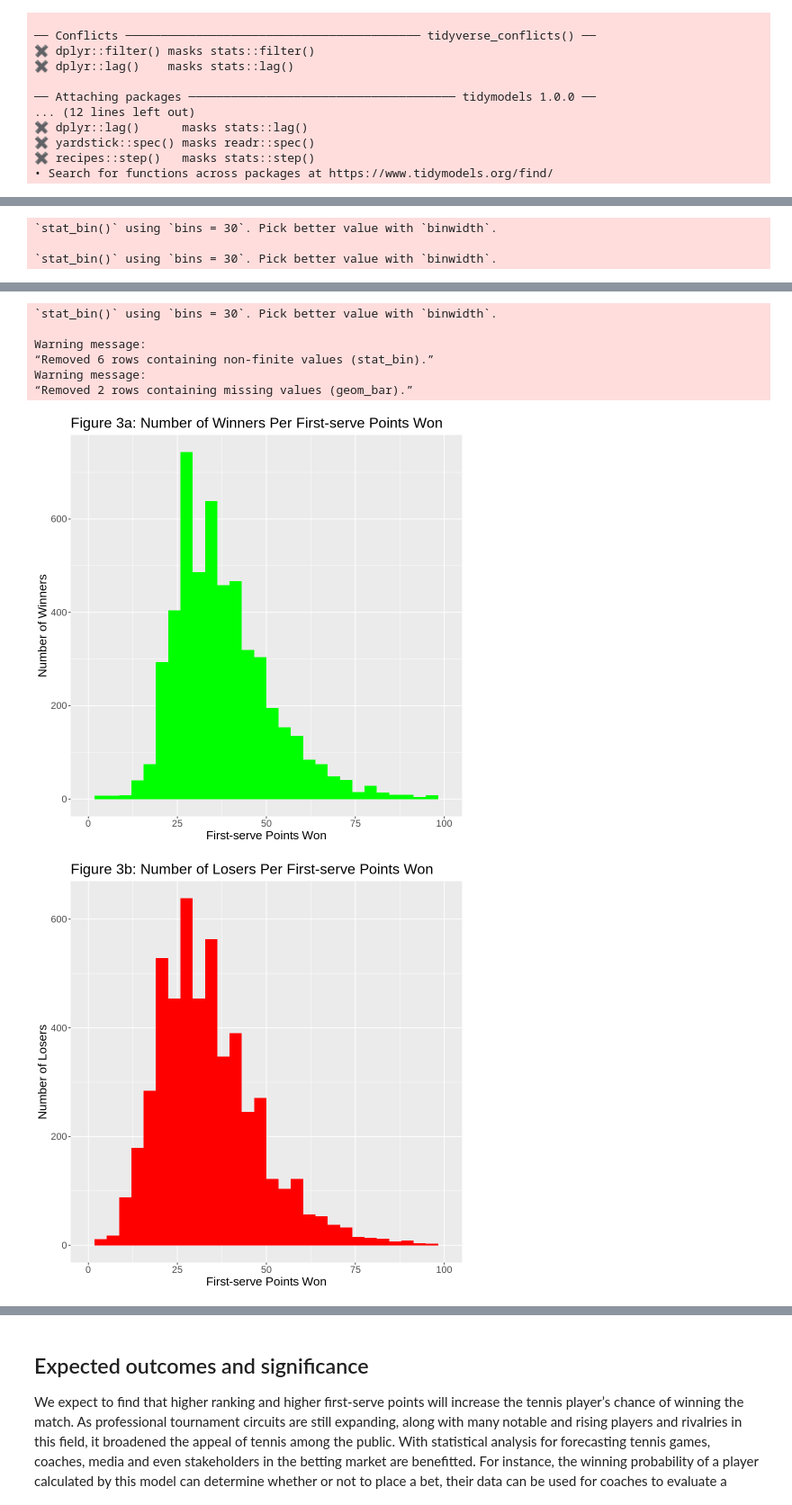
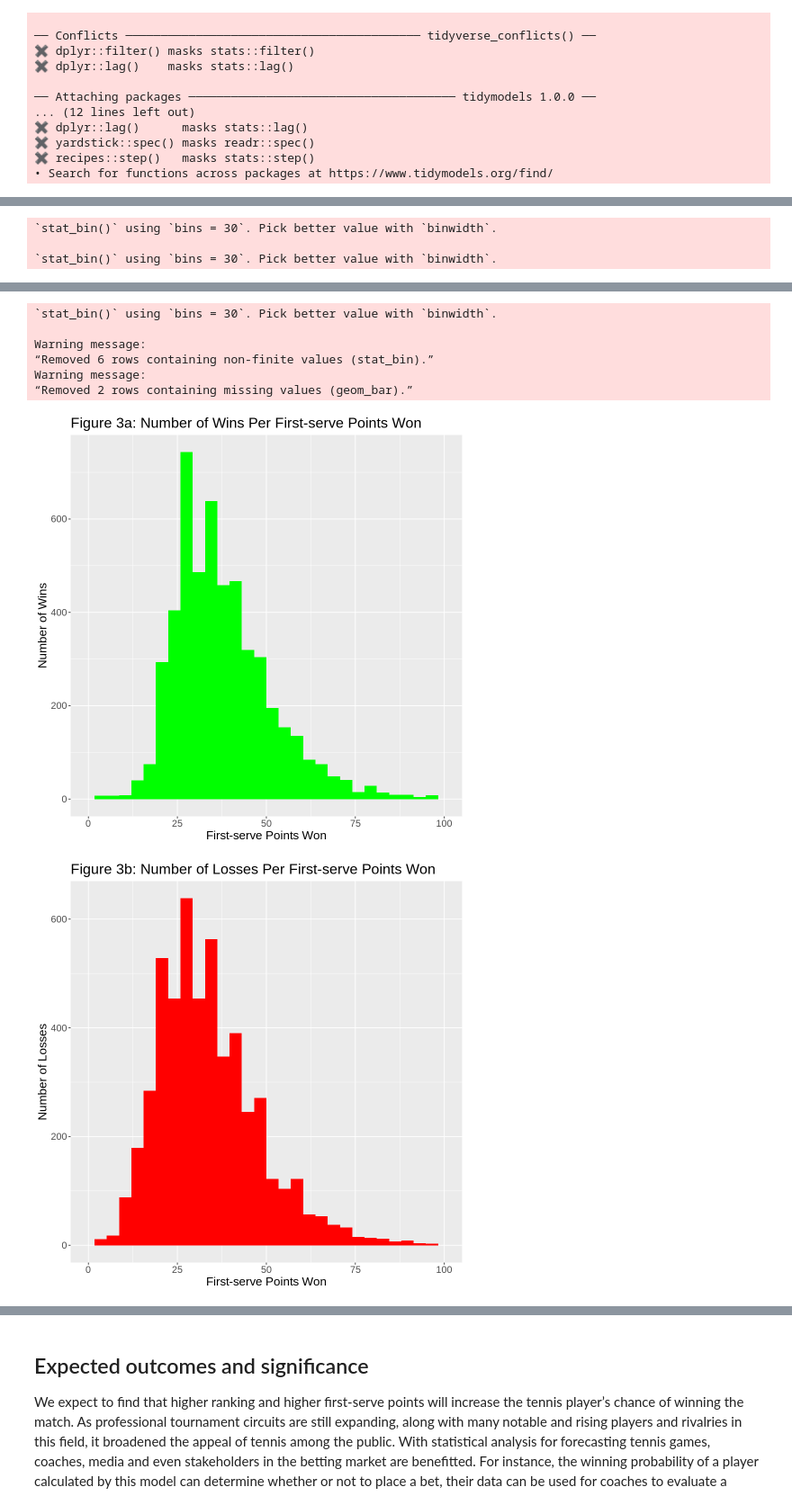
Before and after one commit to EllaShi7/DSCI-100-2022w2-Group-42-Project, a Jupyter notebook: Group_Project_Proposal.ipynb, the cells around one changed output, grey strips where cells are left out. Shown at 90% size. Saved outputs shown, nothing was run; the diff lists cells and outputs as text; code cells hidden in the pictures.

```diff
--- a/Group_Project_Proposal.ipynb
+++ b/Group_Project_Proposal.ipynb
@@ -37,12 +37,12 @@ atp_data <- read_csv("atp2017-2019.csv") |>
   select(winner_age, loser_age, winner_rank, loser_rank, w_1stWon, l_1stWon) |>
   na.omit()
 
-win <- rep(c("winner"), times = nrow(atp_data))
+win <- rep(c("win"), times = nrow(atp_data))
 atp_data_win <- cbind(atp_data, win) |>
   select(win, winner_age, winner_rank, w_1stWon)
 colnames(atp_data_win) <- c("result", "age","rank", "first_svpt_won")
 
-lose <- rep(c("loser"), times = nrow(atp_data))
+lose <- rep(c("lose"), times = nrow(atp_data))
 atp_data_lose <- cbind(atp_data, lose) |>
   select(lose, loser_age, loser_rank, l_1stWon)
 colnames(atp_data_lose) <- c("result", "age","rank", "first_svpt_won")
@@ -152,70 +152,70 @@ options(repr.plot.height = 8, repr.plot.width = 8)
 
 # Predictor 1 (Age) vs Result
 
-atp_train_winners <- filter(atp_train, result == "winner")
+atp_train_wins <- filter(atp_train, result == "win")
 
-winners_per_age <- ggplot(atp_train_winners, aes(x = age)) +
+wins_per_age <- ggplot(atp_train_wins, aes(x = age)) +
                    geom_histogram(fill = "green") +
-                   labs(x = "Age (in years)", y = "Number of Winners") +
-                   ggtitle("Figure 1a: Number of Winners Per Age") +
+                   labs(x = "Age (in years)", y = "Number of Wins") +
+                   ggtitle("Figure 1a: Number of Wins Per Age") +
                    theme(text = element_text(size = 16))
 
-winners_per_age
+wins_per_age
 
-atp_train_losers <- filter(atp_train, result == "loser")
+atp_train_losses <- filter(atp_train, result == "lose")
 
 
-losers_per_age <-  ggplot(atp_train_losers, aes(x = age)) +
+losses_per_age <-  ggplot(atp_train_losses, aes(x = age)) +
                    geom_histogram(fill = "red") +
-                   labs(x = "Age (in years)", y = "Number of Losers") +
-                   ggtitle("Figure 1b: Number of Losers Per Age") +
+                   labs(x = "Age (in years)", y = "Number of Losses") +
+                   ggtitle("Figure 1b: Number of Losses Per Age") +
                    theme(text = element_text(size = 16))
 
-losers_per_age
+losses_per_age
 
 
 # Predictor 2 (Rank) vs Result
 
-winners_per_rank <- ggplot(atp_train_winners, aes(x = rank)) +
+wins_per_rank <- ggplot(atp_train_wins, aes(x = rank)) +
                    geom_histogram(fill = "green") +
-                   labs(x = "Rank", y = "Number of Winners") +
+                   labs(x = "Rank", y = "Number of Wins") +
                    xlim(0,200) +
-                   ggtitle("Figure 2a: Number of Winners Per Rank") +
+                   ggtitle("Figure 2a: Number of Wins Per Rank") +
                    theme(text = element_text(size = 16))
 
-winners_per_rank
+wins_per_rank
 
 
-losers_per_age <-  ggplot(atp_train_losers, aes(x = rank)) +
+losses_per_age <-  ggplot(atp_train_losses, aes(x = rank)) +
                    geom_histogram(fill = "red") +
-                   labs(x = "Rank", y = "Number of Losers") +
+                   labs(x = "Rank", y = "Number of Losses") +
                    xlim(0,200) +
-                   ggtitle("Figure 2b: Number of Losers Per Rank") +
+                   ggtitle("Figure 2b: Number of Losses Per Rank") +
                    theme(text = element_text(size = 16))
 
-losers_per_age
+losses_per_age
 
 
 # Predictor 3 (First-serve points Won) vs Result
 
-winners_per_1stwon <- ggplot(atp_train_winners, aes(x = first_svpt_won)) +
+wins_per_1stwon <- ggplot(atp_train_wins, aes(x = first_svpt_won)) +
                    geom_histogram(fill = "green") +
-                   labs(x = "First-serve Points Won", y = "Number of Winners") +
+                   labs(x = "First-serve Points Won", y = "Number of Wins") +
                    xlim(0,100) +
-                   ggtitle("Figure 3a: Number of Winners Per First-serve Points Won") +
+                   ggtitle("Figure 3a: Number of Wins Per First-serve Points Won") +
                    theme(text = element_text(size = 16))
 
-winners_per_1stwon
+wins_per_1stwon
 
 
-losers_per_1stwon <- ggplot(atp_train_losers, aes(x = first_svpt_won)) +
+losses_per_1stwon <- ggplot(atp_train_losses, aes(x = first_svpt_won)) +
                    geom_histogram(fill = "red") +
-                   labs(x = "First-serve Points Won", y = "Number of Losers") +
+                   labs(x = "First-serve Points Won", y = "Number of Losses") +
                    xlim(0,100) +
-                   ggtitle("Figure 3b: Number of Losers Per First-serve Points Won") +
+                   ggtitle("Figure 3b: Number of Losses Per First-serve Points Won") +
                    theme(text = element_text(size = 16))
 
-losers_per_1stwon
+losses_per_1stwon
 # %% [output]
 `stat_bin()` using `bins = 30`. Pick better value with `binwidth`.
 
@@ -245,10 +245,10 @@ Warning message:
 `stat_bin()` using `bins = 30`. Pick better value with `binwidth`.
 
 Warning message:
 “Removed 6 rows containing non-finite values (stat_bin).”
 Warning message:
 “Removed 2 rows containing missing values (geom_bar).”
-[figure, old version]
+[figure, new version]
-[figure, old version]
+[figure, new version]
 # %% [markdown]
 ## Methods
```
Also changed, not shown: parts of 4 cells of this notebook.
